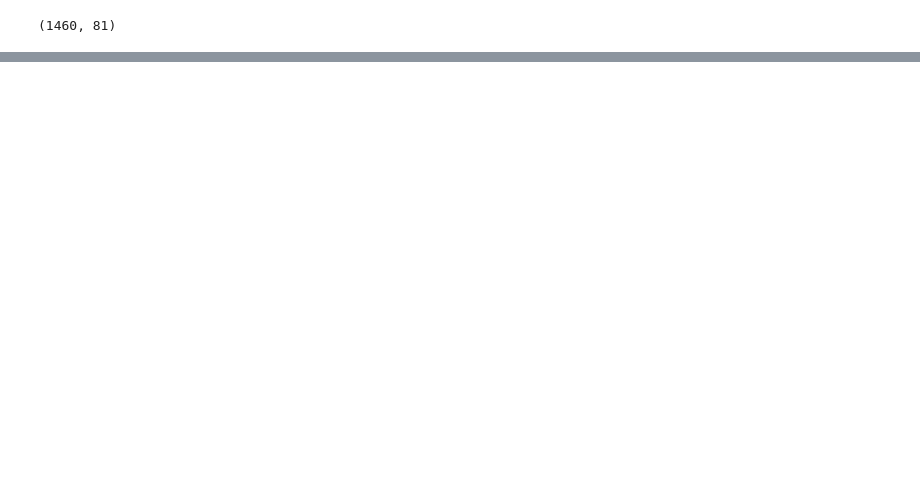
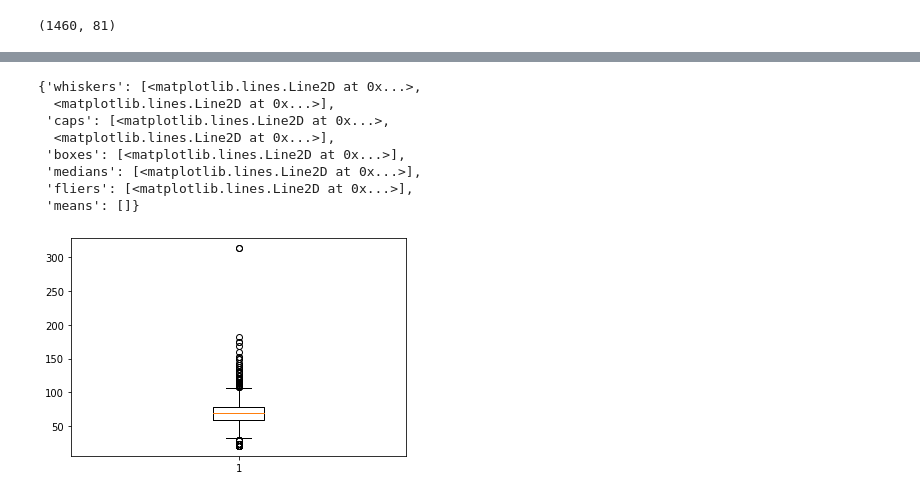
Before and after one commit to philipwalsh/housingprices, a Jupyter notebook: eda-housing-prices-01.ipynb, the cells around one changed output, grey strips where cells are left out. Drawn from its saved outputs; the diff is of its cells as text; code cells hidden in the pictures; blank space fills up the shorter version.

```diff
--- a/eda-housing-prices-01.ipynb
+++ b/eda-housing-prices-01.ipynb
@@ -27,0 +95,19 @@ plt.scatter(train_data['LotFrontage'], train_data['SalePrice'])
+# %%
+# lotFrontage was identified as a column with missing data
+# let's do a quick fill
+temp_mean = train_data['LotFrontage'].mean()
+temp_mean
+train_data['LotFrontage'].fillna(temp_mean, inplace=True)
+# %%
+# Have a quick look at the boxplot
+plt.boxplot(train_data['LotFrontage'])
+# %% [output]
+{'whiskers': [<matplotlib.lines.Line2D at 0x...>,
+  <matplotlib.lines.Line2D at 0x...>],
+ 'caps': [<matplotlib.lines.Line2D at 0x...>,
+  <matplotlib.lines.Line2D at 0x...>],
+ 'boxes': [<matplotlib.lines.Line2D at 0x...>],
+ 'medians': [<matplotlib.lines.Line2D at 0x...>],
+ 'fliers': [<matplotlib.lines.Line2D at 0x...>],
+ 'means': []}
+[figure, added]
```
Also changed, not shown: parts of 27 cells of this notebook, 1 other file.
